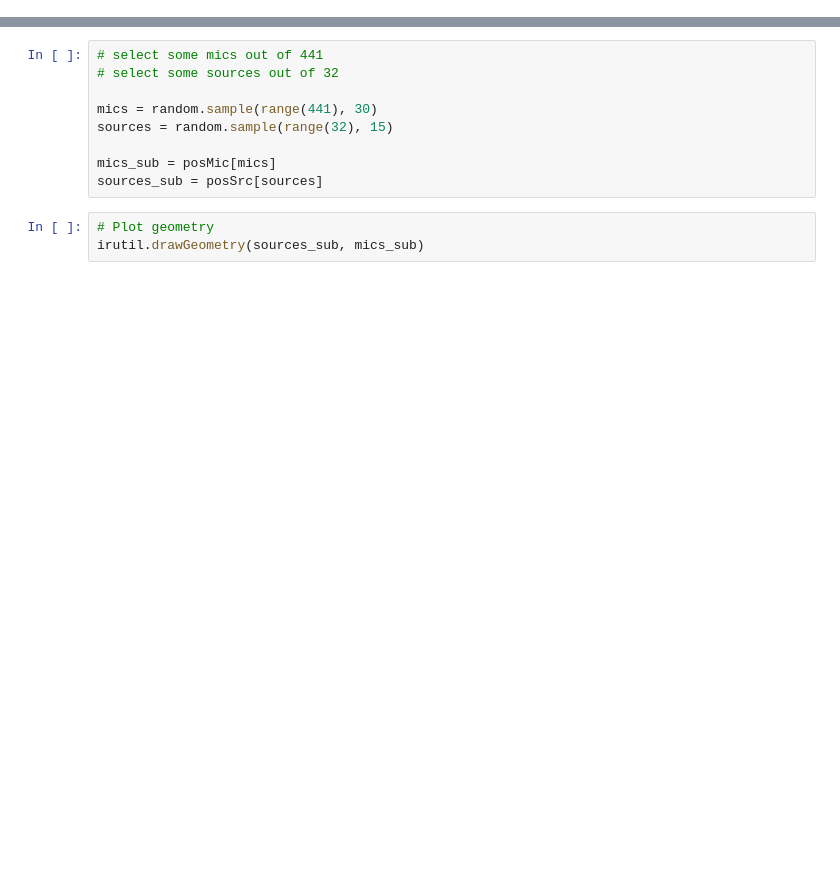
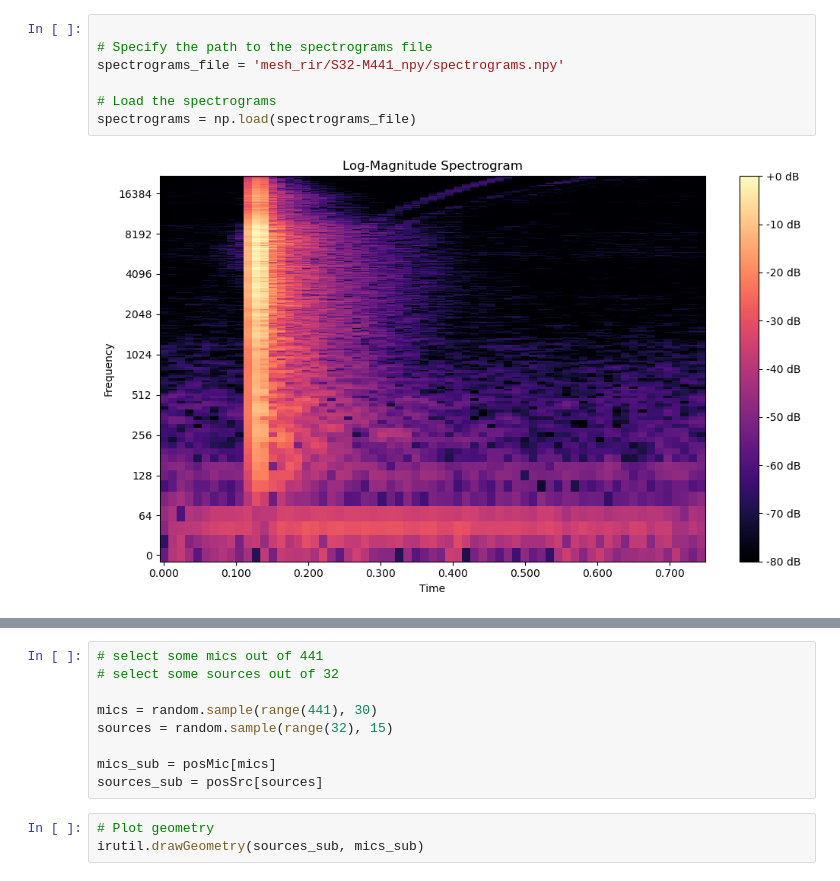
Before and after one commit to DavideNale/NAF, a Jupyter notebook: data_maker.ipynb, the cells around one changed output, grey strips where cells are left out. Cells and saved outputs as stored; diff of their text form; blank space fills up the shorter version.

Commit message:
spectrograms and new dataset

```diff
--- a/data_maker.ipynb
+++ b/data_maker.ipynb
@@ -19,0 +23,9 @@ torch.manual_seed(0)
+# %%
+
+# Specify the path to the spectrograms file
+spectrograms_file = 'mesh_rir/S32-M441_npy/spectrograms.npy'
+
+# Load the spectrograms
+spectrograms = np.load(spectrograms_file)
+# %% [output]
+[figure, added]
```
Also changed, not shown: parts of 8 cells of this notebook, 7 other files.
